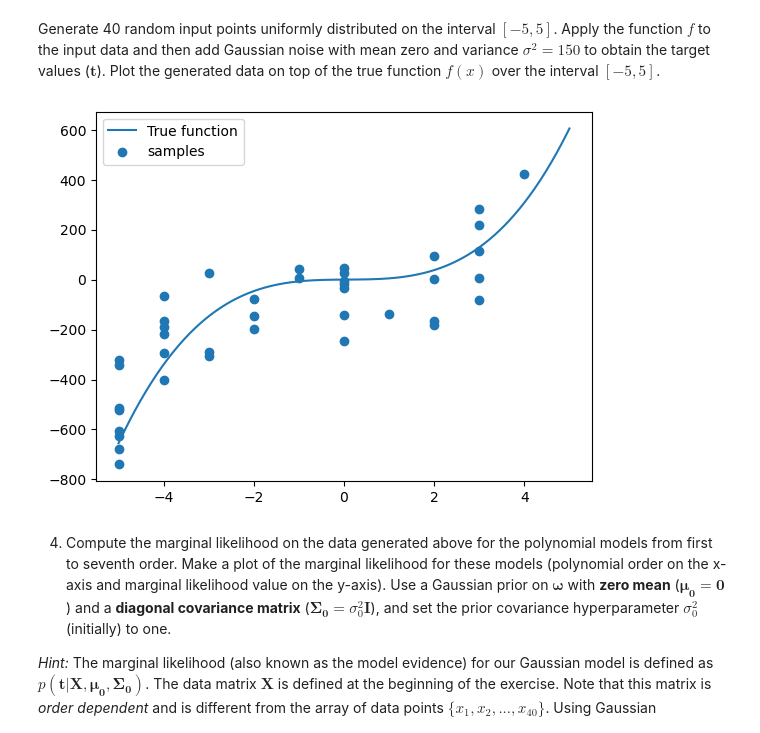
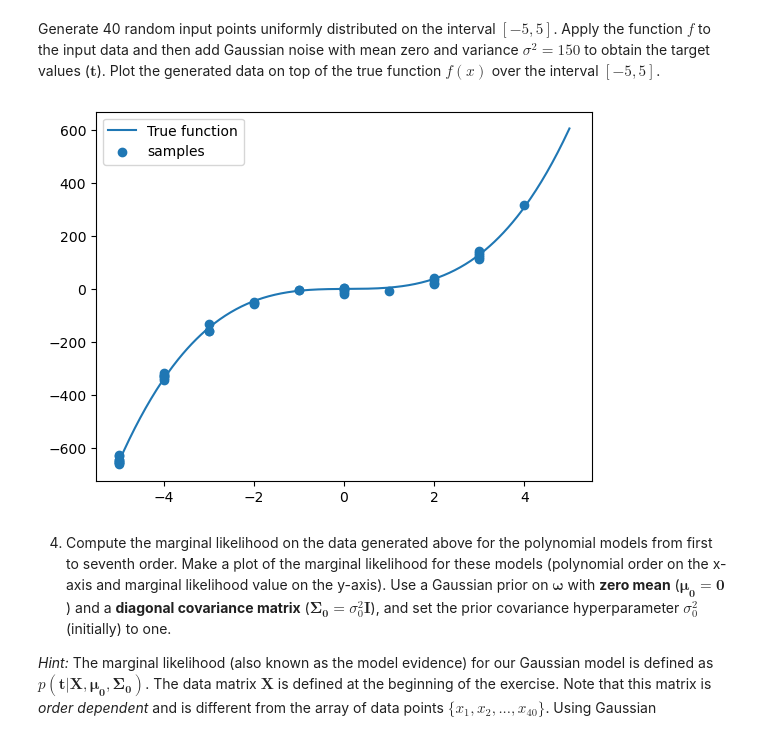
Before and after one commit to meraxion/SML24, a Jupyter notebook: SML24_as03/SML24_as03_3.ipynb, the cells around one changed output. Saved outputs shown, nothing was run; the diff lists cells and outputs as text; code cells hidden in the pictures.

```diff
--- a/SML24_as03/SML24_as03_3.ipynb
+++ b/SML24_as03/SML24_as03_3.ipynb
@@ -154,31 +154,31 @@ Generate 40 random input points uniformly distributed on the interval $[-5, 5]$.
 # %%
 """
 Generate 40 (X, t) pairs as described above and plot them (for comparison) on top of the function f(x).
 
 Variable names
 ----------
 X : Nx1 array
     The array containing the random data points.
 N : integer
     The number of data points.
 t : Nx1 array
     The array containing the random data points with Gaussian noise.
 """
 # YOUR CODE HERE
 # 40 random input points:
 xs = np.atleast_2d(np.random.randint(-5, 5, 40))
 
 # apply the function and add noise
 var = 150
-ts = f(xs) + np.random.normal(0, var, 40)
+ts = f(xs) + np.random.normal(0, np.sqrt(var), 40)
 
 axis = np.linspace(-5, 5, 500)
 plt.plot(axis, f(axis), label="True function")
 plt.scatter(xs, ts, label="samples")
 plt.legend()
 plt.show()
 # %% [output]
-[figure, old version]
+[figure, new version]
 # %% [markdown]
 4. Compute the marginal likelihood on the data generated above for the polynomial models from first to seventh order. Make a plot of the marginal likelihood for these models (polynomial order on the x-axis and marginal likelihood value on the y-axis). Use a Gaussian prior on $\boldsymbol{\omega}$ with **zero mean** ($\boldsymbol{\mu_0} = \boldsymbol{0}$) and a **diagonal covariance matrix** ($\boldsymbol{\Sigma_0} = \sigma_0^2 \boldsymbol{I}$), and set the prior covariance hyperparameter $\sigma_0^2$ (initially) to one.
 
```
Also changed, not shown: parts of 4 cells of this notebook.
